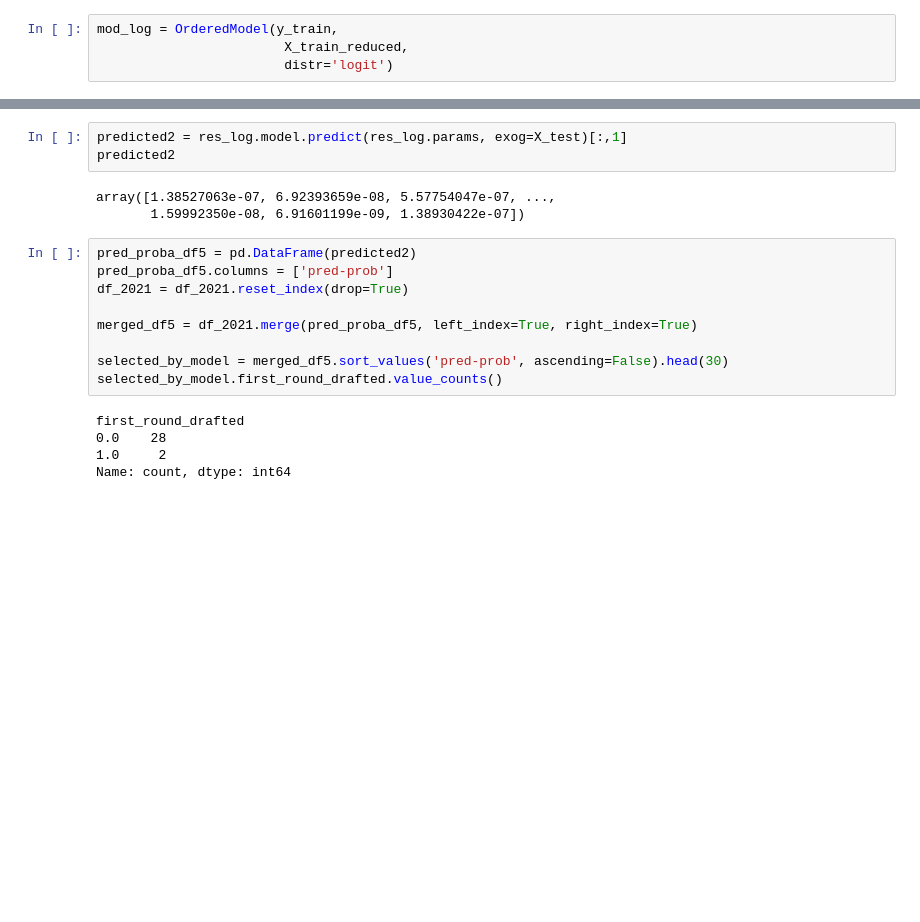
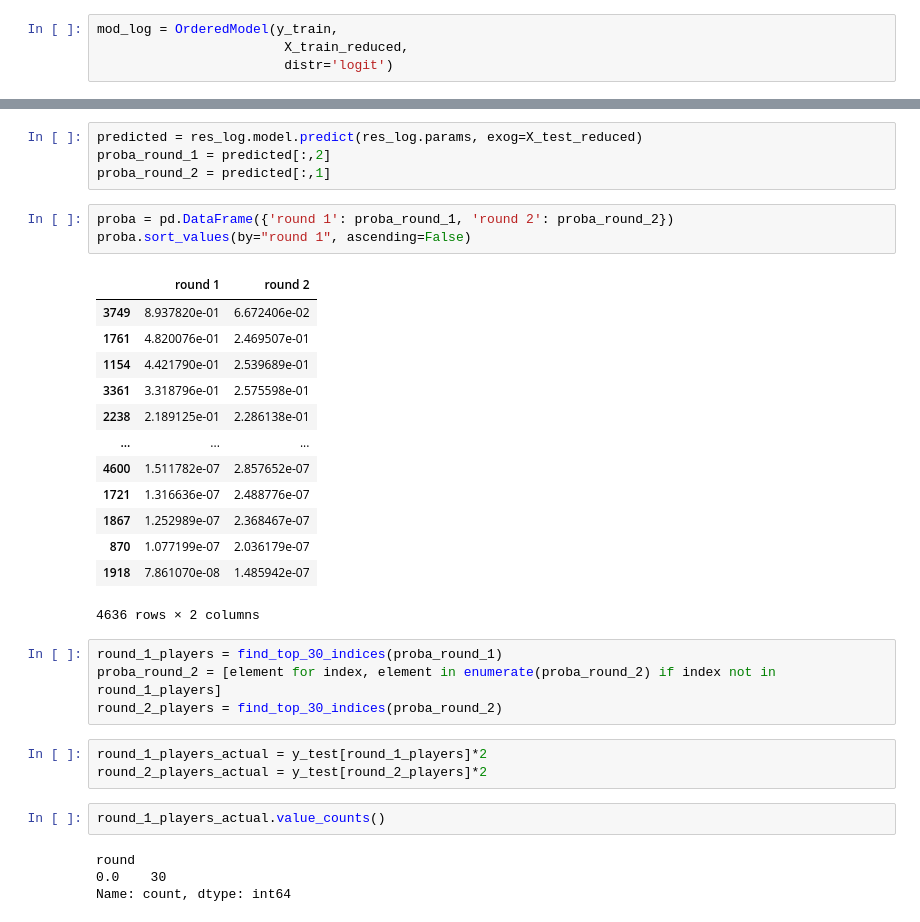
Before and after one commit to giorgiodemarchi/Draft-Player-Prediction-AdvancedAnalyticsEdge, a Jupyter notebook: XGBoost_OrdinalRegression.ipynb, the cells around one changed output, grey strips where cells are left out. Cells and saved outputs as stored; diff of their text form; blank space fills up the shorter version.

```diff
--- a/XGBoost_OrdinalRegression.ipynb
+++ b/XGBoost_OrdinalRegression.ipynb
@@ -647,20 +771,34 @@ OrderedModel Results
 # %%
-predicted2 = res_log.model.predict(res_log.params, exog=X_test)[:,1]
-predicted2
+predicted = res_log.model.predict(res_log.params, exog=X_test_reduced)
+proba_round_1 = predicted[:,2]
+proba_round_2 = predicted[:,1]
-# %% [output]
-array([1.38527063e-07, 6.92393659e-08, 5.57754047e-07, ...,
-       1.59992350e-08, 6.91601199e-09, 1.38930422e-07])
-# %%
-pred_proba_df5 = pd.DataFrame(predicted2)
-pred_proba_df5.columns = ['pred-prob']
-df_2021 = df_2021.reset_index(drop=True)
-
-merged_df5 = df_2021.merge(pred_proba_df5, left_index=True, right_index=True)
-
-selected_by_model = merged_df5.sort_values('pred-prob', ascending=False).head(30)
-selected_by_model.first_round_drafted.value_counts()
-# %% [output]
-first_round_drafted
-0.0    28
-1.0     2
-Name: count, dtype: int64
+# %%
+proba = pd.DataFrame({'round 1': proba_round_1, 'round 2': proba_round_2})
+proba.sort_values(by="round 1", ascending=False)
+# %% [output]
+|  | round 1 | round 2 |
+| 3749 | 8.937820e-01 | 6.672406e-02 |
+| 1761 | 4.820076e-01 | 2.469507e-01 |
+| 1154 | 4.421790e-01 | 2.539689e-01 |
+| 3361 | 3.318796e-01 | 2.575598e-01 |
+| 2238 | 2.189125e-01 | 2.286138e-01 |
+| ... | ... | ... |
+| 4600 | 1.511782e-07 | 2.857652e-07 |
+| 1721 | 1.316636e-07 | 2.488776e-07 |
+| 1867 | 1.252989e-07 | 2.368467e-07 |
+| 870 | 1.077199e-07 | 2.036179e-07 |
+| 1918 | 7.861070e-08 | 1.485942e-07 |
+4636 rows × 2 columns
+# %%
+round_1_players = find_top_30_indices(proba_round_1)
+proba_round_2 = [element for index, element in enumerate(proba_round_2) if index not in round_1_players]
+round_2_players = find_top_30_indices(proba_round_2)
+# %%
+round_1_players_actual = y_test[round_1_players]*2
+round_2_players_actual = y_test[round_2_players]*2
+# %%
+round_1_players_actual.value_counts()
+# %% [output]
+round
+0.0    30
+Name: count, dtype: int64
```
Also changed, not shown: parts of 21 cells of this notebook, 1 other file.
